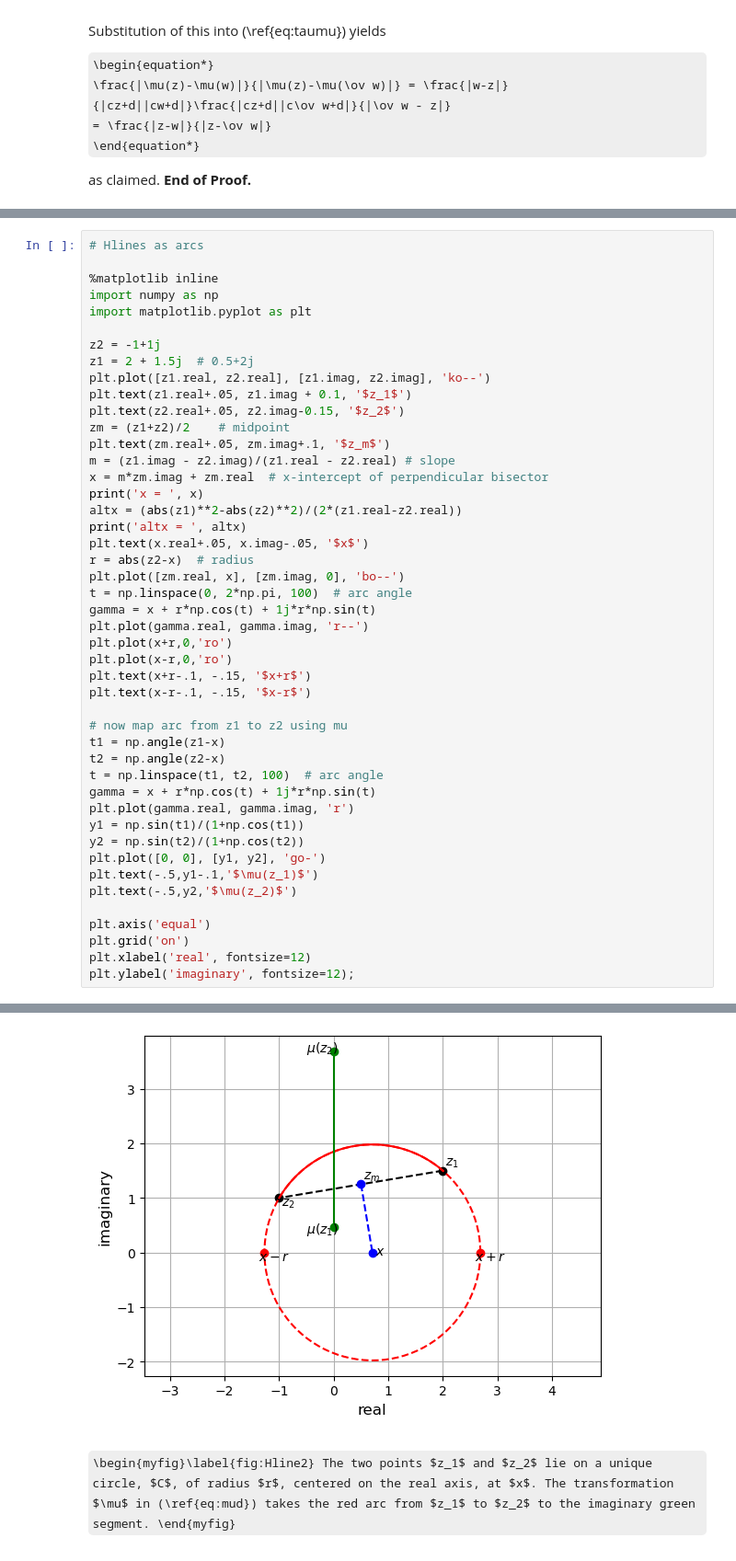
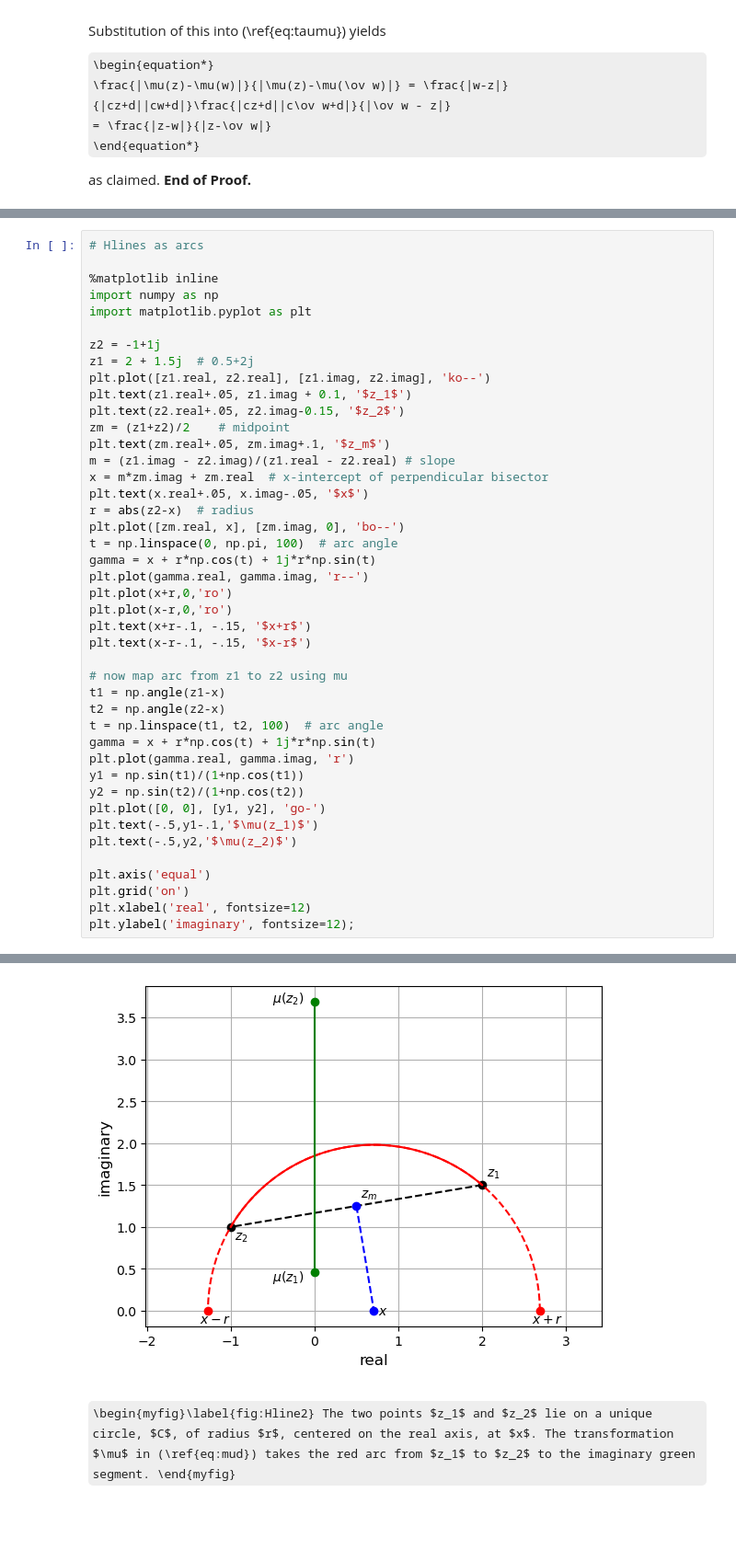
Before and after one commit to steve-cox-LA/JLA, a Jupyter notebook: TransPlane/1.8 The Hyperbolic Plane.ipynb, the cells around one changed output, grey strips where cells are left out. Shown at 92% size. Saved outputs shown, nothing was run; the diff lists cells and outputs as text; some formulas as TeX source; blank space fills up the shorter version.

```diff
--- a/TransPlane/1.8 The Hyperbolic Plane.ipynb
+++ b/TransPlane/1.8 The Hyperbolic Plane.ipynb
@@ -245,13 +245,10 @@ zm = (z1+z2)/2    # midpoint
 plt.text(zm.real+.05, zm.imag+.1, '$z_m$')
 m = (z1.imag - z2.imag)/(z1.real - z2.real) # slope
 x = m*zm.imag + zm.real  # x-intercept of perpendicular bisector
-print('x = ', x)
-altx = (abs(z1)**2-abs(z2)**2)/(2*(z1.real-z2.real))
-print('altx = ', altx)
 plt.text(x.real+.05, x.imag-.05, '$x$')
 r = abs(z2-x)  # radius
 plt.plot([zm.real, x], [zm.imag, 0], 'bo--')
-t = np.linspace(0, 2*np.pi, 100)  # arc angle
+t = np.linspace(0, np.pi, 100)  # arc angle
 gamma = x + r*np.cos(t) + 1j*r*np.sin(t)
 plt.plot(gamma.real, gamma.imag, 'r--')
 plt.plot(x+r,0,'ro')
@@ -281,4 +276,4 @@ altx =  0.7083333333333334
-[figure, old version]
+[figure, new version]
 # %% [markdown]
 \begin{myfig}\label{fig:Hline2} The two points $z_1$ and $z_2$ lie on a unique circle, $C$, of radius $r$, centered on the real axis, at $x$. The transformation $\mu$ in (\ref{eq:mud}) takes the red arc from $z_1$ to $z_2$ to the imaginary green segment. \end{myfig}
 # %% [markdown]
```
Also changed, not shown: parts of 9 cells of this notebook.
